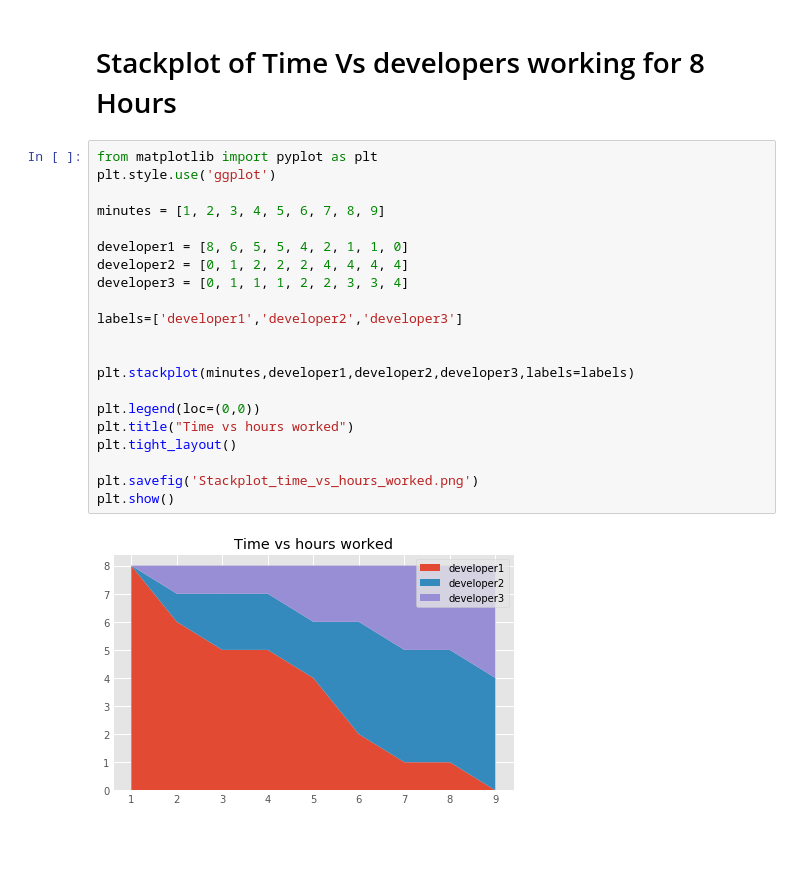
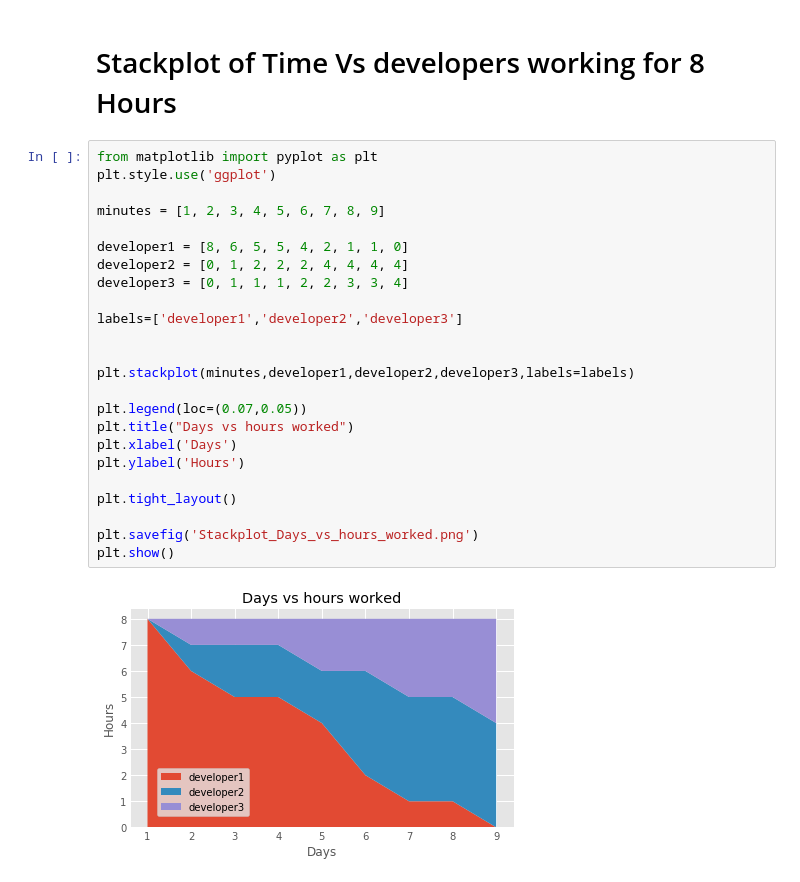
Before and after one commit to Vikasjce/Python, a Jupyter notebook: Matplotlib/04.StackChart/Stackplot.ipynb, the cells around one changed output. Saved outputs shown, nothing was run; the diff lists cells and outputs as text; blank space fills up the shorter version.

```diff
--- a/Matplotlib/04.StackChart/Stackplot.ipynb
+++ b/Matplotlib/04.StackChart/Stackplot.ipynb
@@ -29,23 +29,26 @@ plt.show()
 # %%
 from matplotlib import pyplot as plt
 plt.style.use('ggplot')
 
 minutes = [1, 2, 3, 4, 5, 6, 7, 8, 9]
 
 developer1 = [8, 6, 5, 5, 4, 2, 1, 1, 0]
 developer2 = [0, 1, 2, 2, 2, 4, 4, 4, 4]
 developer3 = [0, 1, 1, 1, 2, 2, 3, 3, 4]
 
 labels=['developer1','developer2','developer3']
 
 
 plt.stackplot(minutes,developer1,developer2,developer3,labels=labels)
 
-plt.legend(loc=(0,0))
-plt.title("Time vs hours worked")
+plt.legend(loc=(0.07,0.05))
+plt.title("Days vs hours worked")
+plt.xlabel('Days')
+plt.ylabel('Hours')
+
 plt.tight_layout()
 
-plt.savefig('Stackplot_time_vs_hours_worked.png')
+plt.savefig('Stackplot_Days_vs_hours_worked.png')
 plt.show()
 # %% [output]
-[figure, old version]
+[figure, new version]
```
Also changed, not shown: 2 other files.
